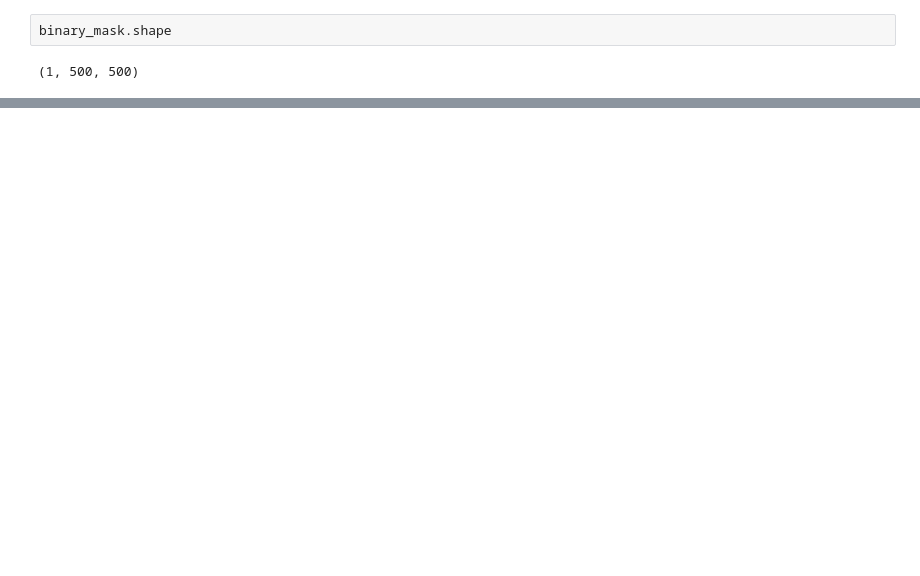
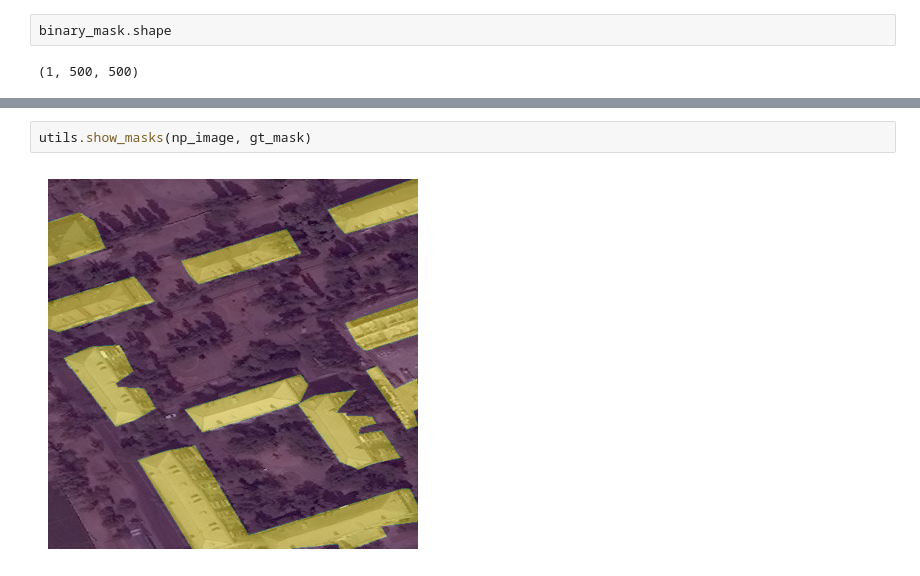
Before and after one commit to VectorInstitute/SegMate, a Jupyter notebook: example/custom_decoder.ipynb, the cells around one changed output, grey strips where cells are left out. Cells and saved outputs as stored; diff of their text form; blank space fills up the shorter version.

```diff
--- a/example/custom_decoder.ipynb
+++ b/example/custom_decoder.ipynb
@@ -197,0 +334,4 @@ utils.show_image(gt_mask.cpu().numpy().reshape(500, 500))
+# %%
+utils.show_masks(np_image, gt_mask)
+# %% [output]
+[figure, added]
```
Also changed, not shown: parts of 13 cells of this notebook.
